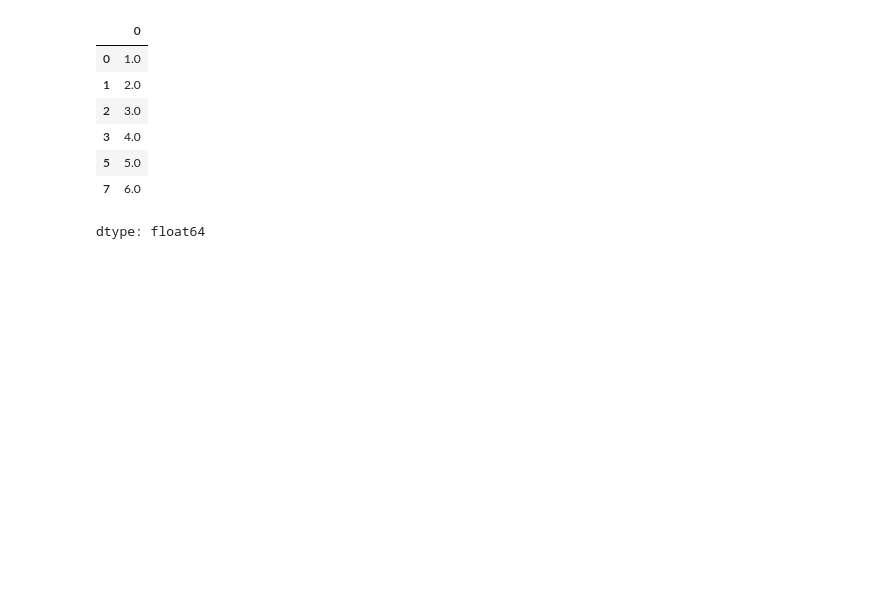
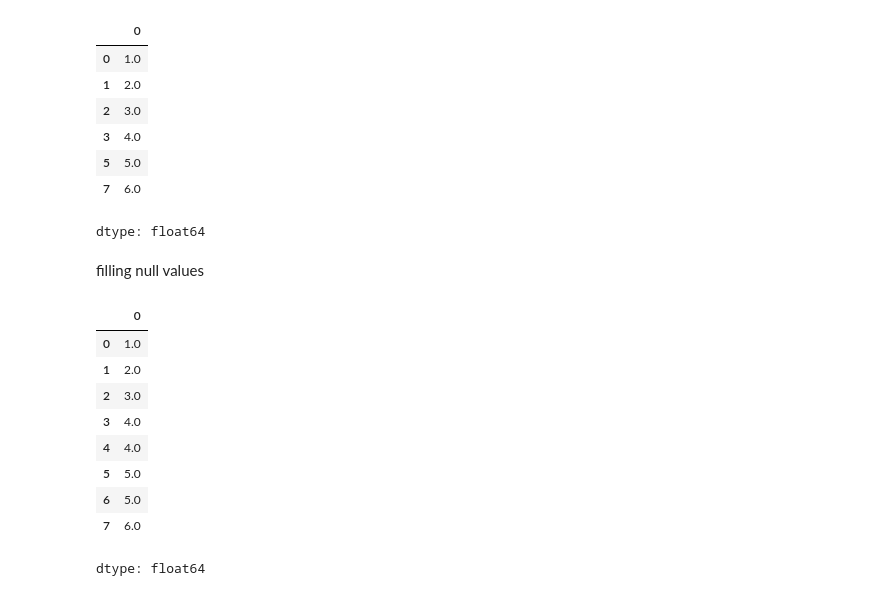
Before and after one commit to DVN111/Data-Analyst-Portfolio, a Jupyter notebook: PANDAS_Learning.ipynb, the cells around one changed output. Cells and saved outputs as stored; diff of their text form; code cells hidden in the pictures; blank space fills up the shorter version.

```diff
--- a/PANDAS_Learning.ipynb
+++ b/PANDAS_Learning.ipynb
@@ -414,0 +413,2 @@ filled_with_mmean = null_series.fillna(null_series.mean())
+# %% [markdown]
+filling null values
@@ -414,0 +418,14 @@ filled_with_mmean = null_series.fillna(null_series.mean())
+# %%
+# mengisi nilai null dengan value sebelumnya
+null_series.fillna(method='ffill')  # ffill untuk forward fill
+# %% [output]
+|  | 0 |
+| 0 | 1.0 |
+| 1 | 2.0 |
+| 2 | 3.0 |
+| 3 | 4.0 |
+| 4 | 4.0 |
+| 5 | 5.0 |
+| 6 | 5.0 |
+| 7 | 6.0 |
+dtype: float64
```
Also changed, not shown: parts of 13 cells of this notebook.
